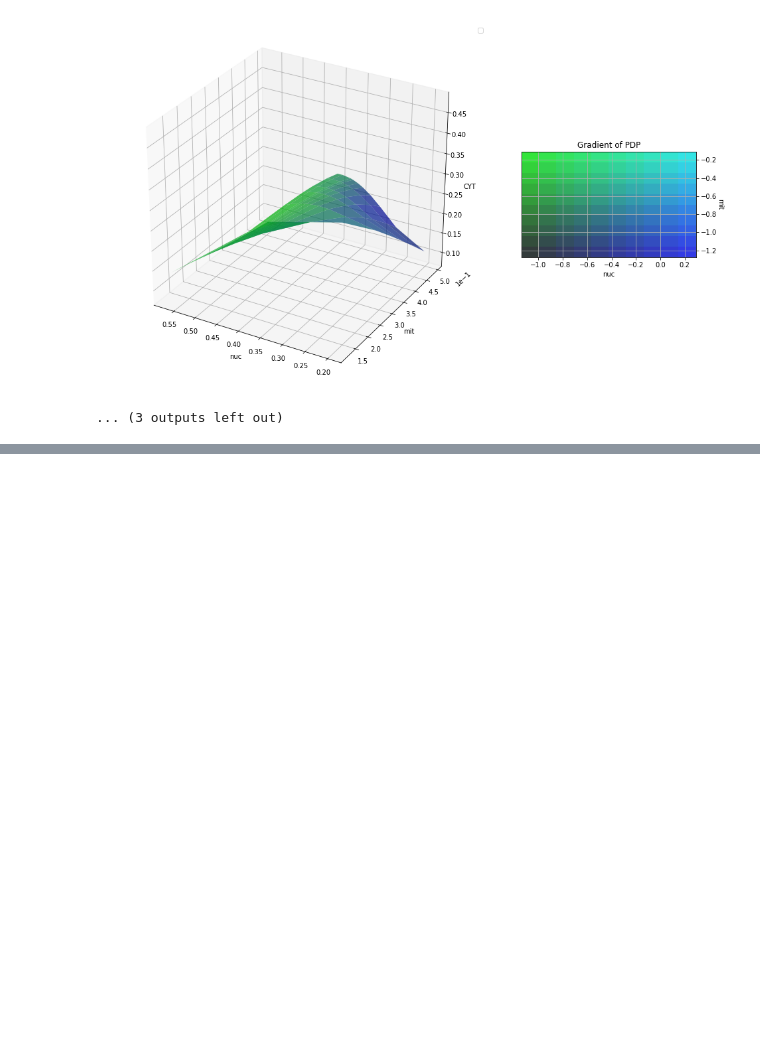
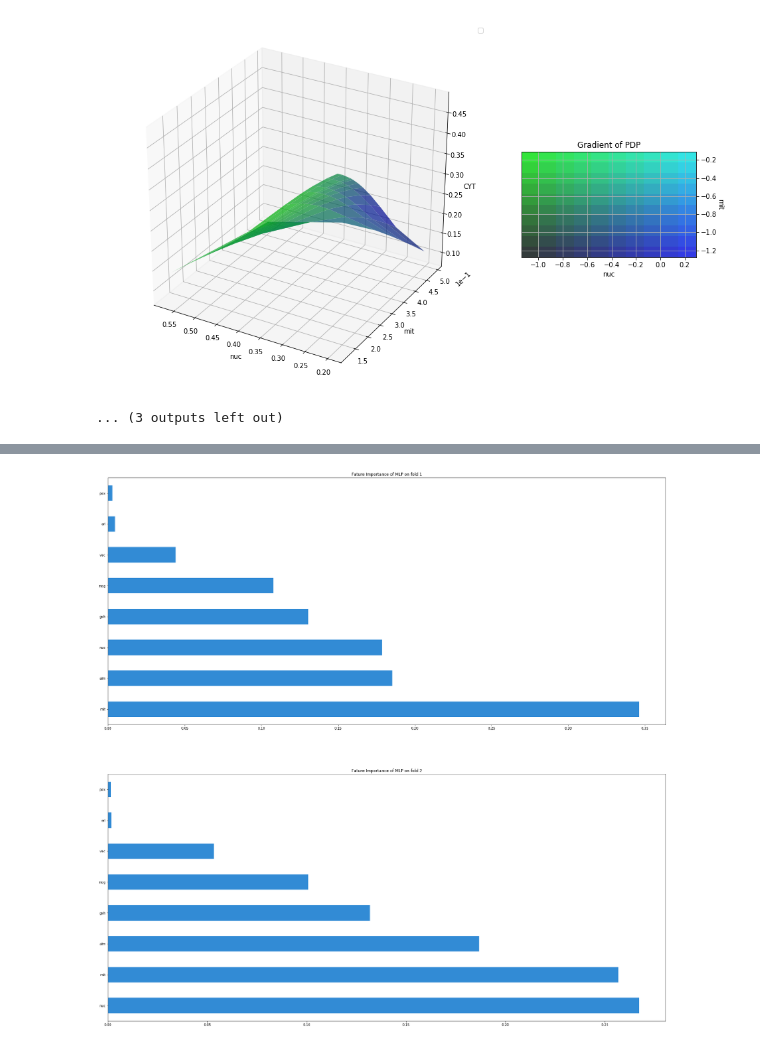
Before and after one commit to DiegoAnas/SPEML-Explainability, a Jupyter notebook: explain_skater.ipynb, the cells around one changed output, grey strips where cells are left out. Cells and saved outputs as stored; diff of their text form; code cells hidden in the pictures; blank space fills up the shorter version.

```diff
--- a/explain_skater.ipynb
+++ b/explain_skater.ipynb
@@ -212,0 +212,13 @@ faster runs, do progressbar=False
+# %%
+training_sets = []
+training_targets = []
+testing_sets = []
+testing_targets = []
+for train_index, test_index in kFold.split(yeastAttrib):
+    train_data, train_target = yeastAttrib[train_index], yeastTarget[train_index]
+    test_data, test_target = yeastAttrib[test_index], yeastTarget[test_index]
+    training_sets.append(train_data)
+    training_targets.append(train_target)
+    testing_sets.append(test_data)
+    testing_targets.append(test_target)
+print(f"length {len(training_sets)} shape {training_sets[0].shape}")
@@ -212,0 +227,6 @@ faster runs, do progressbar=False
+# %%
+for train_data, train_target, test_data, test_target in zip(training_sets, training_targets,
+                                                            testing_sets, testing_targets):
+    prediction = dummy.predict(test_data)
+    print("Dummy prediction")
+    print(classification_report(test_target, prediction))
@@ -212,0 +251,8 @@ faster runs, do progressbar=False
+# %%
+for train_data, train_target, test_data, test_target in zip(training_sets, training_targets,
+                                                            testing_sets, testing_targets):
+    clf = model.fit(train_data, train_target)
+    prediction = clf.predict(test_data)
+    print(f"{title}")
+    print(classification_report(test_target, prediction))
+    print(f"Confusion Matrix: \n {confusion_matrix(test_target, prediction)}")
@@ -212,0 +277,15 @@ faster runs, do progressbar=False
+# %%
+fig, axs = plt.subplots( kFold.n_splits)
+fold = 1
+for train_data, train_target, test_data, test_target in zip(training_sets, training_targets,
+                                                            testing_sets, testing_targets):
+    ax = axs[fold - 1]
+    interpreter = Interpretation(test_data, feature_names=featureNames[1:9])
+    pyint_model = InMemoryModel(model.predict_proba, examples=test_data,
+                                target_names=["CYT", "ME3", "MIT", "NUC"])
+    interpreter.feature_importance.plot_feature_importance(pyint_model, ascending=False, ax=ax,
+                                                           progressbar=False)
+    ax.set_title(f"Fature Importance of MLP on fold {fold}")
+    fold +=1
+# %% [output]
+[figure, added]
```
Also changed, not shown: parts of 11 cells of this notebook, 6 other files.
